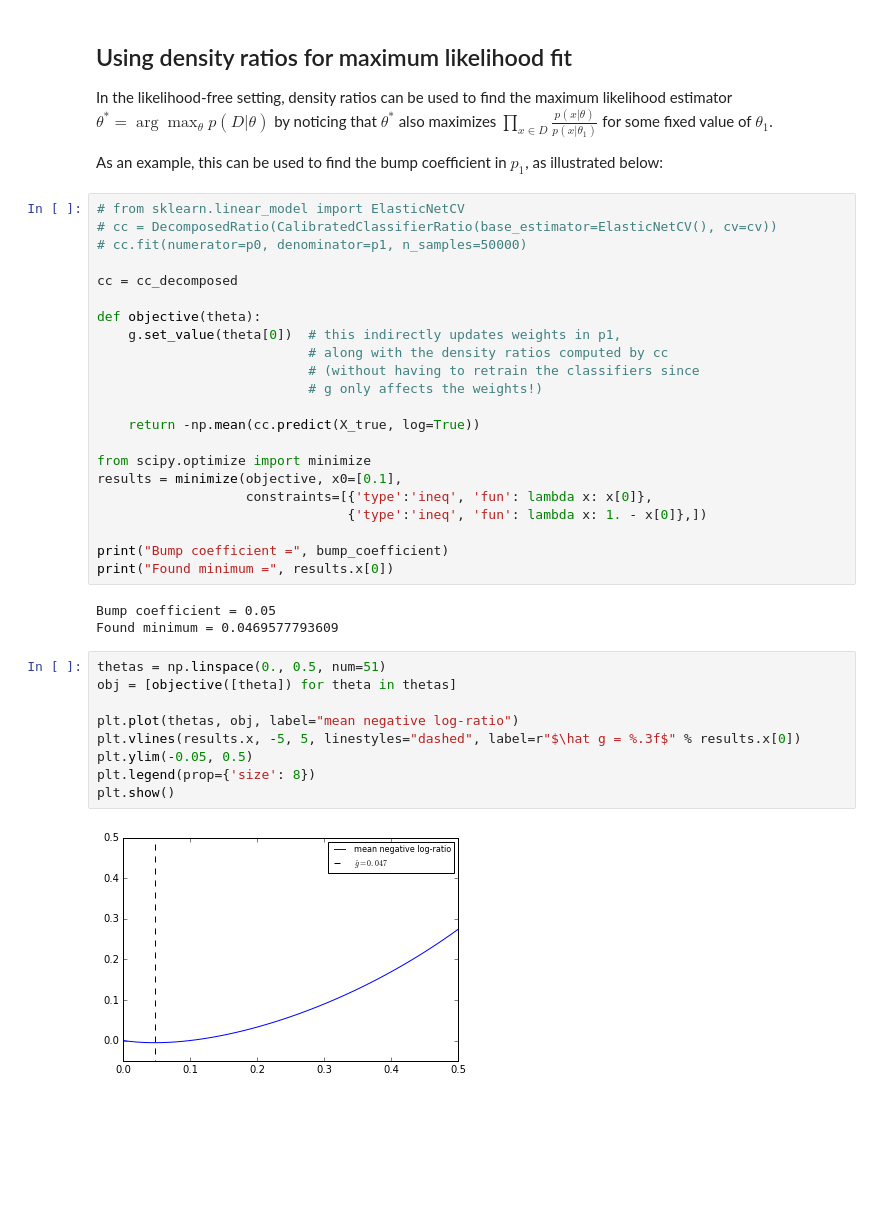
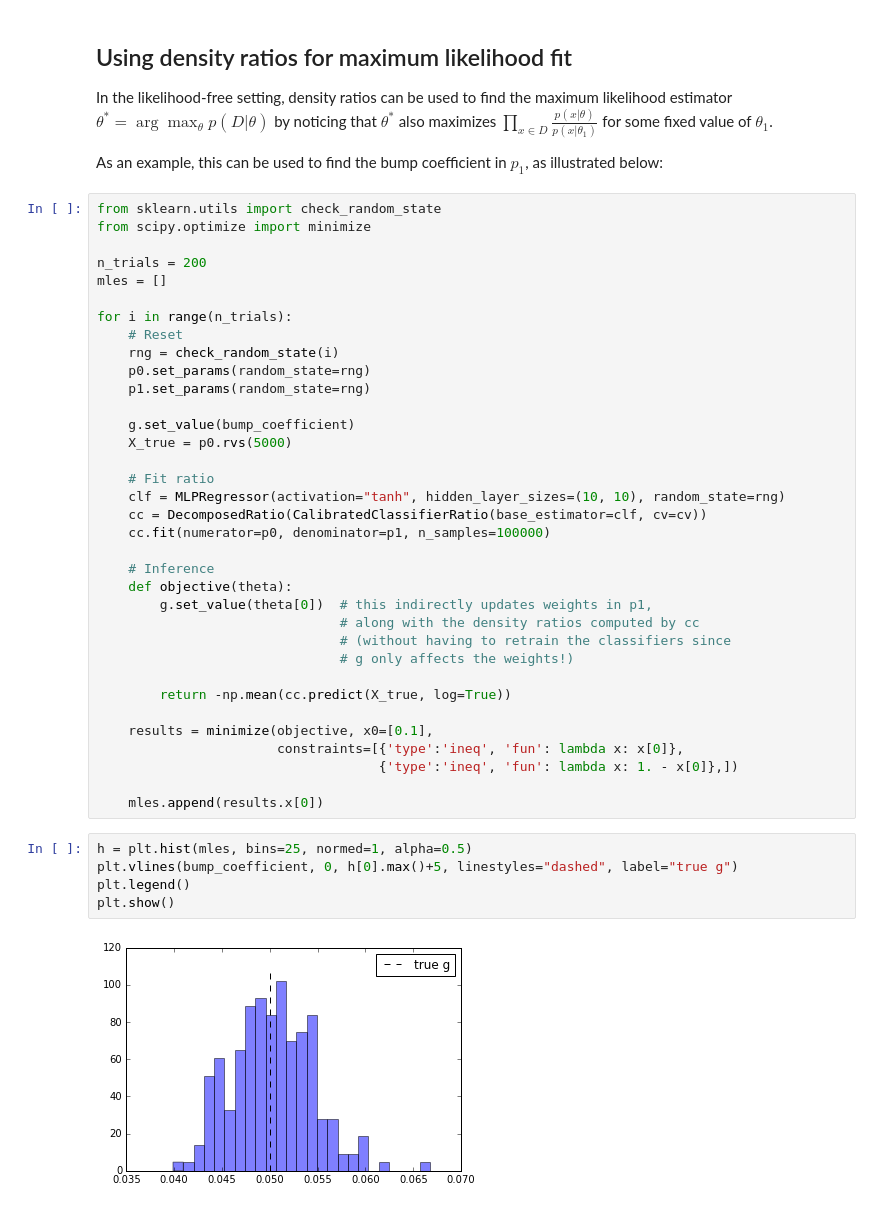
Before and after one commit to diana-hep/carl, a Jupyter notebook: examples/Approximating likelihood ratios with calibrated classifiers.ipynb, the cells around one changed output. Cells and saved outputs as stored; diff of their text form; blank space fills up the shorter version.

Commit message:
Update notebook with repeated trials to evaluate MLE bias

```diff
--- a/examples/Approximating likelihood ratios with calibrated classifiers.ipynb
+++ b/examples/Approximating likelihood ratios with calibrated classifiers.ipynb
@@ -129,38 +128,44 @@ In the likelihood-free setting, density ratios can be used to find the maximum l
 
 As an example, this can be used to find the bump coefficient in $p_1$, as illustrated below:
 # %%
-# from sklearn.linear_model import ElasticNetCV
-# cc = DecomposedRatio(CalibratedClassifierRatio(base_estimator=ElasticNetCV(), cv=cv))
-# cc.fit(numerator=p0, denominator=p1, n_samples=50000)
+from sklearn.utils import check_random_state
+from scipy.optimize import minimize
 
-cc = cc_decomposed
+n_trials = 200
+mles = []
 
-def objective(theta):
-    g.set_value(theta[0])  # this indirectly updates weights in p1,
-                           # along with the density ratios computed by cc
-                           # (without having to retrain the classifiers since
-                           # g only affects the weights!)
+for i in range(n_trials):
+    # Reset
+    rng = check_random_state(i)
+    p0.set_params(random_state=rng)
+    p1.set_params(random_state=rng)
 
-    return -np.mean(cc.predict(X_true, log=True))
+    g.set_value(bump_coefficient)
+    X_true = p0.rvs(5000)
 
-from scipy.optimize import minimize
-results = minimize(objective, x0=[0.1],
-                   constraints=[{'type':'ineq', 'fun': lambda x: x[0]},
-                                {'type':'ineq', 'fun': lambda x: 1. - x[0]},])
+    # Fit ratio
+    clf = MLPRegressor(activation="tanh", hidden_layer_sizes=(10, 10), random_state=rng)
+    cc = DecomposedRatio(CalibratedClassifierRatio(base_estimator=clf, cv=cv))
+    cc.fit(numerator=p0, denominator=p1, n_samples=100000)
 
-print("Bump coefficient =", bump_coefficient)
-print("Found minimum =", results.x[0])
+    # Inference
+    def objective(theta):
+        g.set_value(theta[0])  # this indirectly updates weights in p1,
+                               # along with the density ratios computed by cc
+                               # (without having to retrain the classifiers since
+                               # g only affects the weights!)
+
+        return -np.mean(cc.predict(X_true, log=True))
+
+    results = minimize(objective, x0=[0.1],
+                       constraints=[{'type':'ineq', 'fun': lambda x: x[0]},
+                                    {'type':'ineq', 'fun': lambda x: 1. - x[0]},])
+
+    mles.append(results.x[0])
-# %% [output]
-Bump coefficient = 0.05
-Found minimum = 0.0469577793609
-# %%
-thetas = np.linspace(0., 0.5, num=51)
-obj = [objective([theta]) for theta in thetas]
-
-plt.plot(thetas, obj, label="mean negative log-ratio")
-plt.vlines(results.x, -5, 5, linestyles="dashed", label=r"$\hat g = %.3f$" % results.x[0])
-plt.ylim(-0.05, 0.5)
-plt.legend(prop={'size': 8})
-plt.show()
-# %% [output]
-[figure, removed]
+# %%
+h = plt.hist(mles, bins=25, normed=1, alpha=0.5)
+plt.vlines(bump_coefficient, 0, h[0].max()+5, linestyles="dashed", label="true g")
+plt.legend()
+plt.show()
+# %% [output]
+[figure, added]
```
Also changed, not shown: parts of 5 cells of this notebook, 1 other file.
